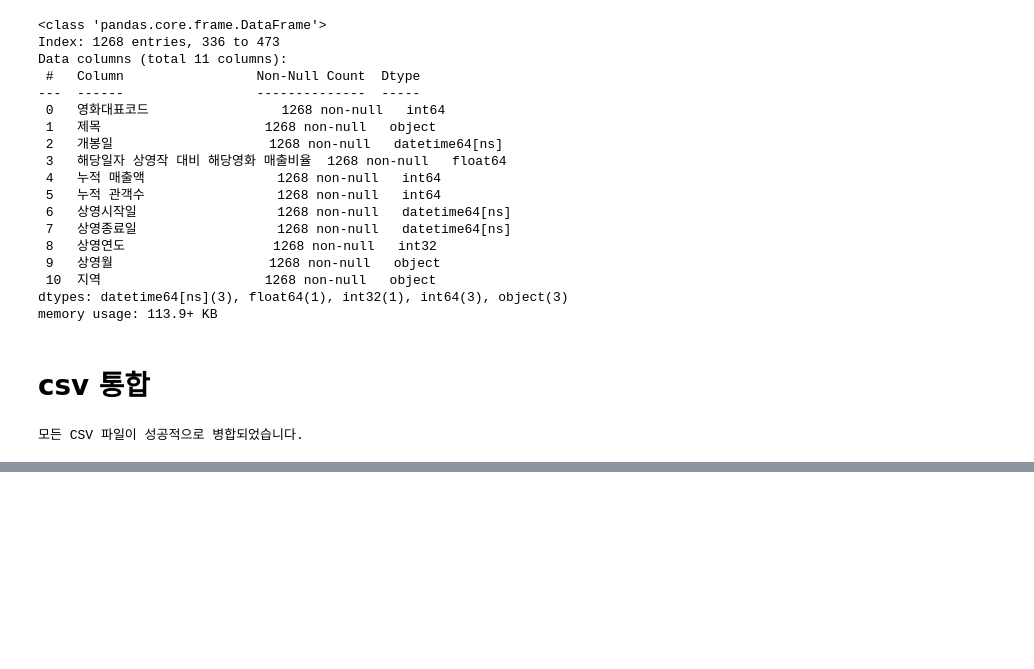
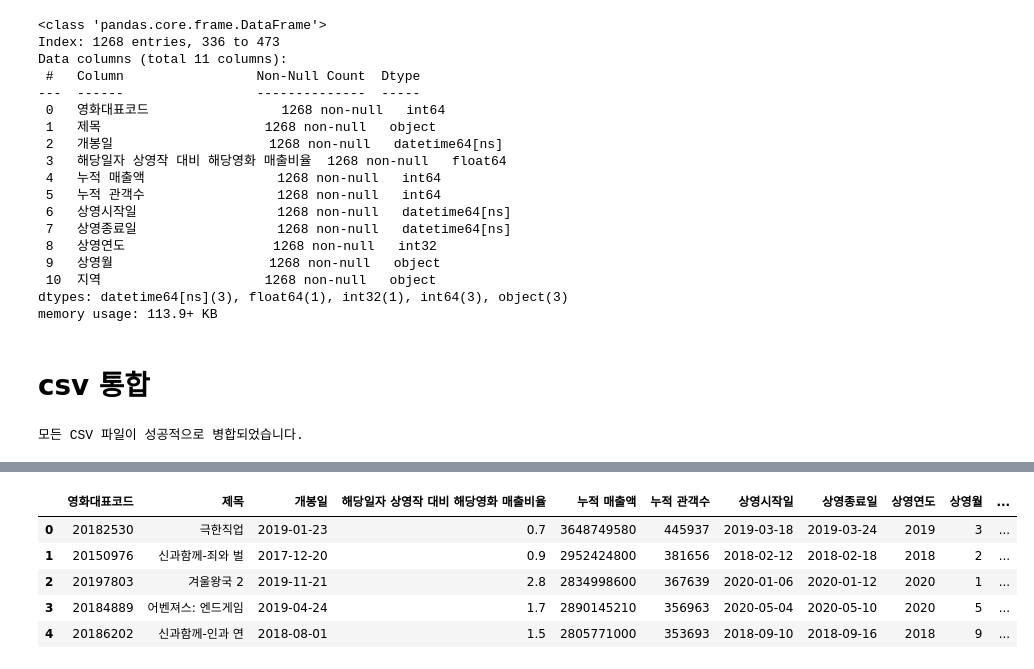
Before and after one commit to SKNETWORKS-FAMILY-AICAMP/SKN03-2nd-2Team, a Jupyter notebook: moonvie-crawling/src/season/preprocessing.ipynb, the cells around one changed output, grey strips where cells are left out. Saved outputs shown, nothing was run; the diff lists cells and outputs as text; code cells hidden in the pictures; blank space fills up the shorter version.

Commit message:
chore: add weekly data preprocessing

```diff
--- a/moonvie-crawling/src/season/preprocessing.ipynb
+++ b/moonvie-crawling/src/season/preprocessing.ipynb
@@ -279,0 +282,5 @@ print('모든 CSV 파일이 성공적으로 병합되었습니다.')
+# %%
+import pandas as pd
+
+df = pd.read_csv('C:/dev/github/SKN03-2nd-2Team/moonvie-crawling/data/season/Total_WeeklyBoxOfficeData.csv', encoding='utf-8-sig', index_col=False)
+df.info()
@@ -279,0 +306,33 @@ print('모든 CSV 파일이 성공적으로 병합되었습니다.')
+# %%
+# 지역명과 숫자 코드의 매핑을 정의
+region_code_map = {
+    "전국": None,
+    "서울시": "0105001",
+    "경기도": "0105002",
+    "강원도": "0105003",
+    "충청북도": "0105004",
+    "충청남도": "0105005",
+    "경상북도": "0105006",
+    "경상남도": "0105007",
+    "전라북도": "0105008",
+    "전라남도": "0105009",
+    "제주도": "0105010",
+    "부산시": "0105011",
+    "대구시": "0105012",
+    "대전시": "0105013",
+    "울산시": "0105014",
+    "인천시": "0105015",
+    "광주시": "0105016",
+    "세종시": "0105017",
+}
+
+# '지역' 컬럼의 값을 숫자 코드로 변환
+df['지역'] = df['지역'].map(region_code_map)
+df.head()
+# %% [output]
+|  | 영화대표코드 | 제목 | 개봉일 | 해당일자 상영작 대비 해당영화 매출비율 | 누적 매출액 | 누적 관객수 | 상영시작일 | 상영종료일 | 상영연도 | 상영월 | ... |
+| 0 | 20182530 | 극한직업 | 2019-01-23 | 0.7 | 3648749580 | 445937 | 2019-03-18 | 2019-03-24 | 2019 | 3 | ... |
+| 1 | 20150976 | 신과함께-죄와 벌 | 2017-12-20 | 0.9 | 2952424800 | 381656 | 2018-02-12 | 2018-02-18 | 2018 | 2 | ... |
+| 2 | 20197803 | 겨울왕국 2 | 2019-11-21 | 2.8 | 2834998600 | 367639 | 2020-01-06 | 2020-01-12 | 2020 | 1 | ... |
+| 3 | 20184889 | 어벤져스: 엔드게임 | 2019-04-24 | 1.7 | 2890145210 | 356963 | 2020-05-04 | 2020-05-10 | 2020 | 5 | ... |
+| 4 | 20186202 | 신과함께-인과 연 | 2018-08-01 | 1.5 | 2805771000 | 353693 | 2018-09-10 | 2018-09-16 | 2018 | 9 | ... |
```
Also changed, not shown: parts of 9 cells of this notebook, 2 other files.
